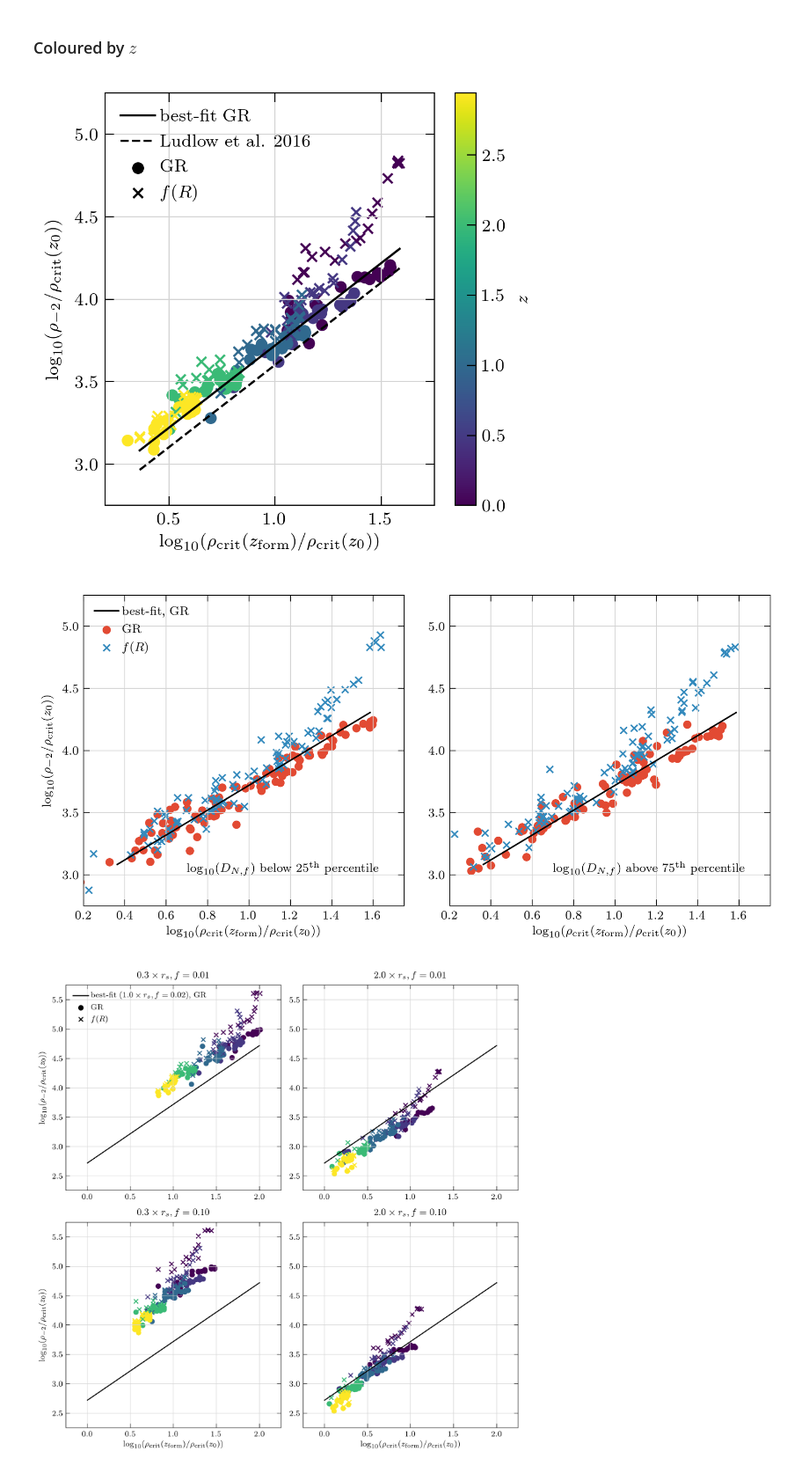
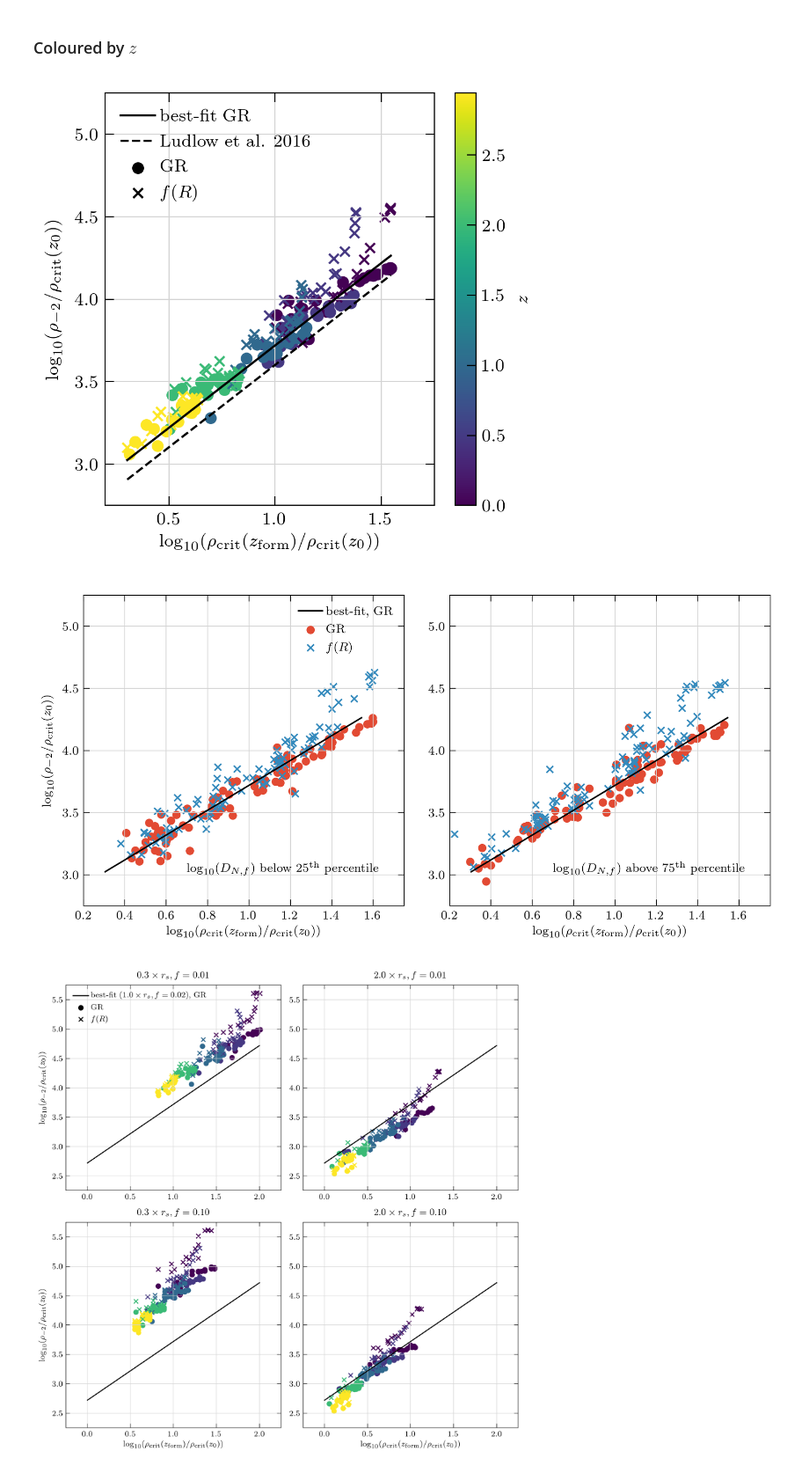
Before and after one commit to oleskiewicz/hbtp, a Jupyter notebook: relation.ipynb, the cells around one changed output. Shown: that part at 88% size. Drawn from its saved outputs; the diff is of its cells as text; code cells hidden in the pictures.

```diff
--- a/relation.ipynb
+++ b/relation.ipynb
@@ -13,7 +13,7 @@ grav = 'GR_b64n512'
 NFW_f = 0.02
 rs_f = 1.0
 # %%
-d = pd.read_csv("./output/result.csv").dropna()
+d = pd.read_csv("./result.csv").dropna()
 # %%
 zs = pd.read_csv(
     "./data/redshift_list.txt",
@@ -232,14 +234,14 @@ ax.legend(loc="upper left")
 
 fig.tight_layout()
 
-fig.savefig('./plots/rhorho_z.pdf')
+# fig.savefig('./plots/rhorho_z.pdf')
 # %% [output]
-[figure, old version]
+[figure, new version]
 # %%
 fig, ax = plt.subplots(nrows=1, ncols=2, figsize=(7.0, 3.4))
 # fig.suptitle(r"$rs_{f}=%.2f, f=%.2f$" % (rs_f, NFW_f))
 
-d = pd.read_csv("./output/result_under.csv").dropna()
+d = pd.read_csv("./result_under.csv").dropna()
 d[
     (d['grav'] == 'GR_b64n512') &
     (d['f'] == NFW_f) &
@@ -252,40 +254,40 @@ d[
 ].plot(ax=ax[0], kind='scatter', x='rho_f', y='rho_s', marker='x', c='C1', label=r'$f(R)$')
 ax[0].text(0.7, 3.0, r"$\log_{10}(D_{N,f})$ below $25^{\rm th}$ percentile")
 
-d = pd.read_csv("./output/result_over.csv").dropna()
+d = pd.read_csv("./result_over.csv").dropna()
 d[
     (d['grav'] == 'GR_b64n512') &
     (d['f'] == NFW_f) &
     (d['rs_f'] == rs_f)
 ].plot(ax=ax[1], kind='scatter', x='rho_f', y='rho_s', marker='o', c='C0', label=None)
 d[
     (d['grav'] == 'fr6_b64n512') &
     (d['f'] == NFW_f) &
     (d['rs_f'] == rs_f)
 ].plot(ax=ax[1], kind='scatter', x='rho_f', y='rho_s', marker='x', c='C1', label=None)
 ax[1].text(0.7, 3.0, r"$\log_{10}(D_{N,f})$ above $75^{\rm th}$ percentile")
 
 # ax.plot(np.linspace(0, 2), f_0(np.linspace(0, 2), np.log10(400)), label='C=400', c='C2')
 # ax.plot(np.linspace(0, 2), f_0(np.linspace(0, 2), *popt_0), label='C=%d' % 10**popt_0[0], c='C3')
 # ax.plot(np.linspace(0, 2), f_1(np.linspace(0, 2), *popt_1), label='ax+b', c='C2')
 
 _x = np.array([_d['rho_f'].min(), _d['rho_f'].max()])
 ax[0].plot(_x, popt_0[0]+_x, "k-", label="best-fit, GR")
 ax[1].plot(_x, popt_0[0]+_x, "k-", label="best-fit, GR")
 ax[0].legend()
 
 for a in ax:
     a.set_xlim([0.2, 1.75])
     a.set_ylim([2.75, 5.25])
     a.set_xlabel(r"$\log_{10}(\rho_{\mathrm{crit}}(z_{\mathrm{form}}) / \rho_{\mathrm{crit}}(z_{0}))$")
 ax[0].set_ylabel(r"$\log_{10}(\rho_{-2} / \rho_{\mathrm{crit}}(z_{0}))$")
 ax[1].set_ylabel("")
 
 fig.tight_layout()
 
-plt.savefig("./plots/rhorho_cut_bydnf.pdf")
+# plt.savefig("./plots/rhorho_cut_bydnf.pdf")
 # %% [output]
-[figure, old version]
+[figure, new version]
 # %%
 fig, ax = plt.subplots(nrows=2, ncols=2, figsize=[7, 7])
 
```
Also changed, not shown: parts of 7 cells of this notebook, 1 other file.
